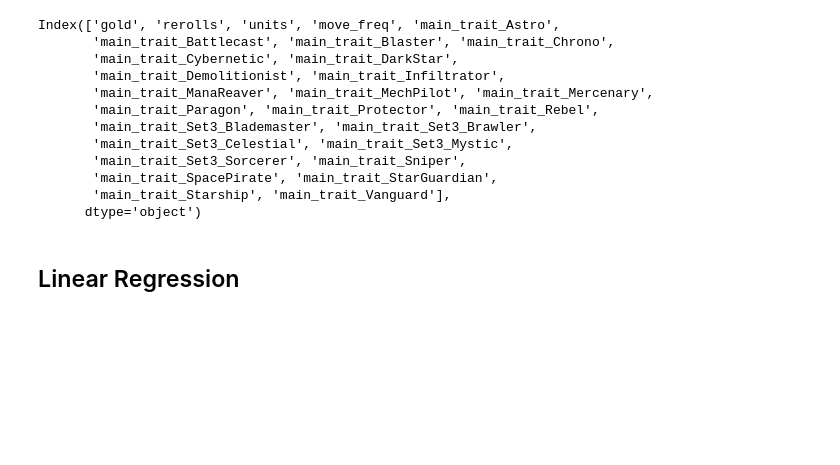
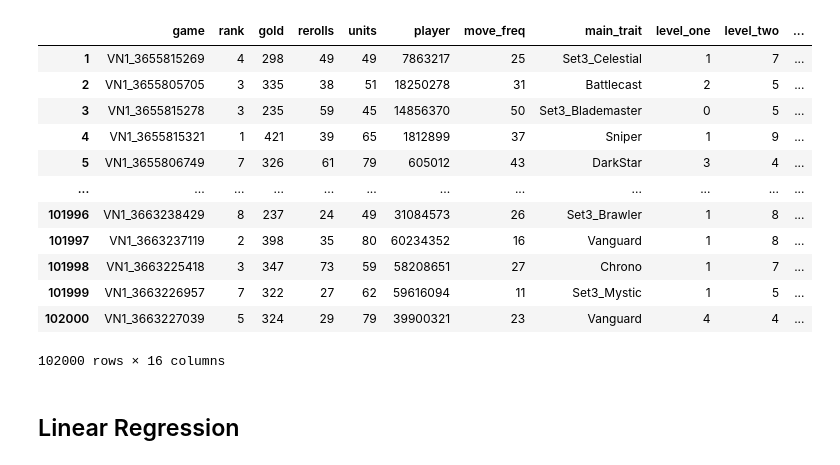
Before and after one commit to vivianshen1130/Team-18-Which-actions-are-more-impactful-than-others, a Jupyter notebook: by_game_analysis.ipynb, the cells around one changed output. Saved outputs shown, nothing was run; the diff lists cells and outputs as text; code cells hidden in the pictures; blank space fills up the shorter version.

```diff
--- a/linear_regression_random_forest_analysis.ipynb
+++ b/by_game_analysis.ipynb
@@ -21,43 +21,42 @@ from sklearn.feature_selection import RFE
 from sklearn.model_selection import RandomizedSearchCV
 # %%
 note = pd.read_json("data_4.txt")
+
+
+note
+# %% [output]
+|  | game | rank | gold | rerolls | units | player | move_freq | main_trait | level_one | level_two | ... |
+| 1 | VN1_3655815269 | 4 | 298 | 49 | 49 | 7863217 | 25 | Set3_Celestial | 1 | 7 | ... |
+| 2 | VN1_3655805705 | 3 | 335 | 38 | 51 | 18250278 | 31 | Battlecast | 2 | 5 | ... |
+| 3 | VN1_3655815278 | 3 | 235 | 59 | 45 | 14856370 | 50 | Set3_Blademaster | 0 | 5 | ... |
+| 4 | VN1_3655815321 | 1 | 421 | 39 | 65 | 1812899 | 37 | Sniper | 1 | 9 | ... |
+| 5 | VN1_3655806749 | 7 | 326 | 61 | 79 | 605012 | 43 | DarkStar | 3 | 4 | ... |
+| ... | ... | ... | ... | ... | ... | ... | ... | ... | ... | ... | ... |
+| 101996 | VN1_3663238429 | 8 | 237 | 24 | 49 | 31084573 | 26 | Set3_Brawler | 1 | 8 | ... |
+| 101997 | VN1_3663237119 | 2 | 398 | 35 | 80 | 60234352 | 16 | Vanguard | 1 | 8 | ... |
+| 101998 | VN1_3663225418 | 3 | 347 | 73 | 59 | 58208651 | 27 | Chrono | 1 | 7 | ... |
+| 101999 | VN1_3663226957 | 7 | 322 | 27 | 62 | 59616094 | 11 | Set3_Mystic | 1 | 5 | ... |
+| 102000 | VN1_3663227039 | 5 | 324 | 29 | 79 | 39900321 | 23 | Vanguard | 4 | 4 | ... |
+102000 rows × 16 columns
 # %%
+#Normalise data
 scaler = MinMaxScaler()
 
 note[['gold', 'rerolls', 'units', 'move_freq']] = scaler.fit_transform(note[['gold', 'rerolls', 'units', 'move_freq']])
 
-#X = note[['gold', 'rerolls', 'units', 'move_freq', 'main_trait_encoded']]
-
 X1 = note[['gold', 'rerolls', 'units', 'move_freq', 'main_trait']]
-# labelencoder = LabelEncoder()
-# note['main_trait_encoded'] = labelencoder.fit_transform(note['main_trait'])
 
 X2 = note[['gold', 'rerolls', 'units', 'move_freq']]
 
 X3 = note[['gold', 'rerolls', 'units']]
 
-
+#dummy encode categorical values
 X1 = pd.get_dummies(X1)
 
+#drop column to avoid multicollinearity
 X1 = X1.drop(columns=['main_trait_None'])
 
 y = note[['rank']]
-
-
-X1.columns
-# %% [output]
-Index(['gold', 'rerolls', 'units', 'move_freq', 'main_trait_Astro',
-       'main_trait_Battlecast', 'main_trait_Blaster', 'main_trait_Chrono',
-       'main_trait_Cybernetic', 'main_trait_DarkStar',
-       'main_trait_Demolitionist', 'main_trait_Infiltrator',
-       'main_trait_ManaReaver', 'main_trait_MechPilot', 'main_trait_Mercenary',
-       'main_trait_Paragon', 'main_trait_Protector', 'main_trait_Rebel',
-       'main_trait_Set3_Blademaster', 'main_trait_Set3_Brawler',
-       'main_trait_Set3_Celestial', 'main_trait_Set3_Mystic',
-       'main_trait_Set3_Sorcerer', 'main_trait_Sniper',
-       'main_trait_SpacePirate', 'main_trait_StarGuardian',
-       'main_trait_Starship', 'main_trait_Vanguard'],
-      dtype='object')
 # %% [markdown]
 ## Linear Regression
 # %%
```
Also changed, not shown: parts of 9 cells of this notebook.
